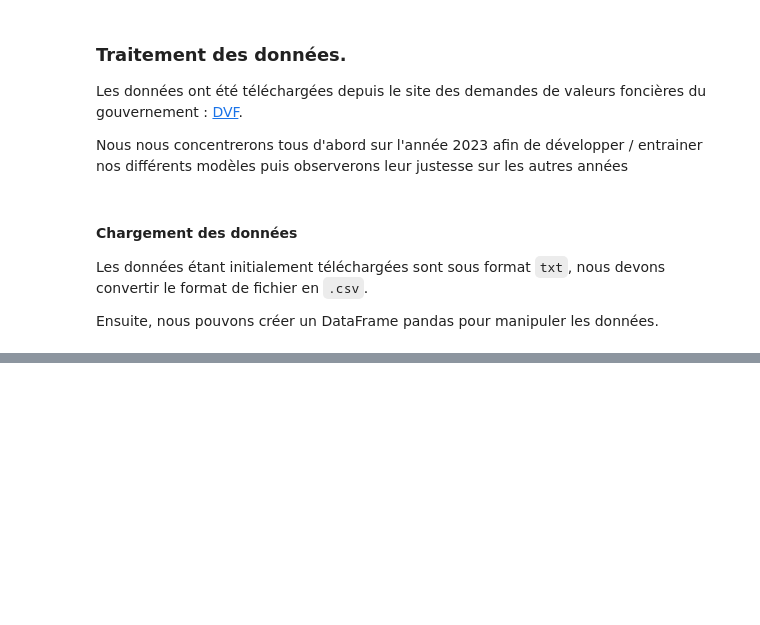
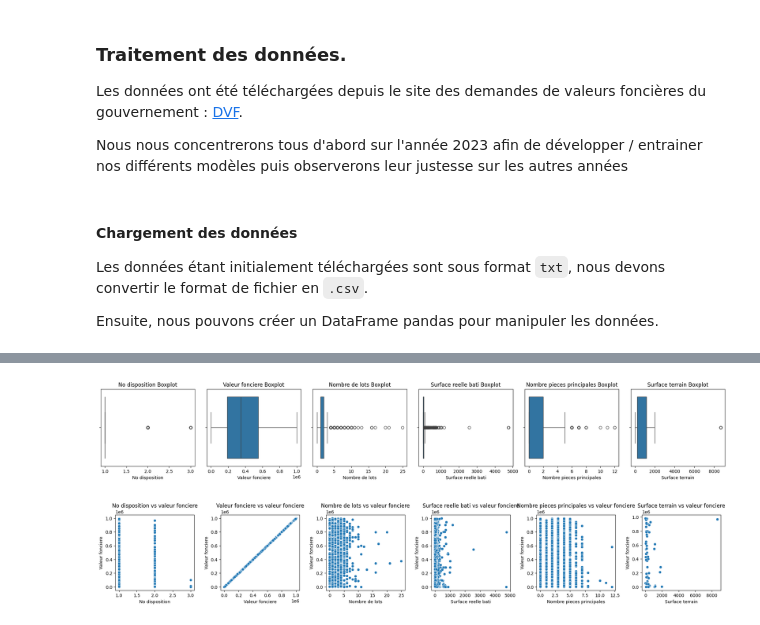
Before and after one commit to RicoAlv16/DVF_app, a Jupyter notebook: src/notebook.ipynb, the cells around one changed output, grey strips where cells are left out. Cells and saved outputs as stored; diff of their text form; code cells hidden in the pictures; blank space fills up the shorter version.

```diff
--- a/src/notebook.ipynb
+++ b/src/notebook.ipynb
@@ -136,0 +200,26 @@ data = data[data.duplicated(keep=False)]
+# %%
+plt.figure(figsize=(20, 15))
+
+# Boucle pour tracer chaque boxplot
+for i, j in enumerate(data_without_huge_prices.describe().columns):
+    plt.subplot(5, 6, i + 1)  # Ajuster la grille pour 5 lignes et 6 colonnes
+    sns.boxplot(x=data_without_huge_prices[j])
+    plt.title('{} Boxplot'.format(j))
+    plt.tight_layout()
+
+plt.show()
+# %% [output]
+[figure, added]
+# %%
+target = data['Valeur fonciere']
+
+plt.figure(figsize=(20, 15))
+for i, j in enumerate(data_without_huge_prices.describe().columns):
+	plt.subplot(5, 6, i + 1)  # Ajuster la grille pour 5 lignes et 6 colonnes
+	sns.scatterplot(x=data_without_huge_prices[j], y=target)
+	plt.title('{} vs valeur fonciere'.format(j))
+	plt.tight_layout()
+
+plt.show()
+# %% [output]
+[figure, added]
```
Also changed, not shown: parts of 53 cells of this notebook, 1 other file.
